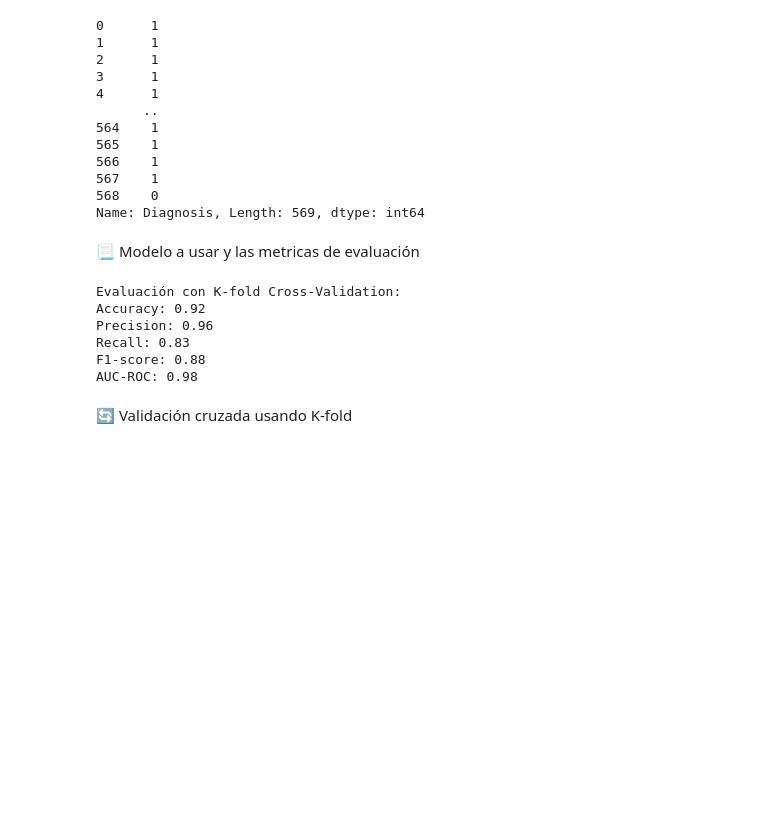
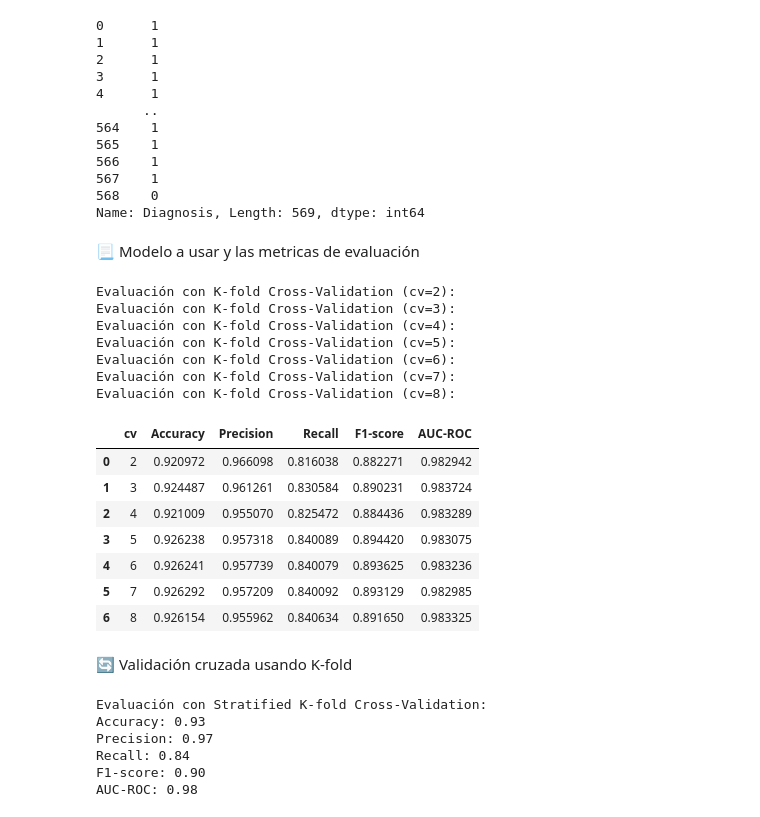
Before and after one commit to C0SS10/AI4ENG-II, a Jupyter notebook: Breast-Cancer-Wisconsin.ipynb, the cells around one changed output. Cells and saved outputs as stored; diff of their text form; code cells hidden in the pictures; blank space fills up the shorter version.

Commit message:
Add validaciónKFold function

```diff
--- a/Breast-Cancer-Wisconsin.ipynb
+++ b/Breast-Cancer-Wisconsin.ipynb
@@ -228,35 +228,79 @@ scoring = {'accuracy': 'accuracy',
            'roc_auc': 'roc_auc'}
 # %% [markdown]
 📃 Modelo a usar y las metricas de evaluación
-# %%
-# 1. Validación cruzada K-fold
-print("Evaluación con K-fold Cross-Validation:")
-scores = cross_validate(model, X_scaled, y, cv=4, scoring=scoring)
-
-print("Accuracy: {:.2f}".format(scores['test_accuracy'].mean()))
-print("Precision: {:.2f}".format(scores['test_precision'].mean()))
-print("Recall: {:.2f}".format(scores['test_recall'].mean()))
-print("F1-score: {:.2f}".format(scores['test_f1'].mean()))
-print("AUC-ROC: {:.2f}".format(scores['test_roc_auc'].mean()))
-# %% [output]
-Evaluación con K-fold Cross-Validation:
-Accuracy: 0.92
-Precision: 0.96
-Recall: 0.83
-F1-score: 0.88
-AUC-ROC: 0.98
+# %%
+def validaciónKFold(X, y, cv_values, model=LogisticRegression(max_iter=569), scoring=None):
+    """
+    Realiza la validación cruzada K-fold con diferentes valores de cv y muestra los resultados en una tabla.
+
+    Parámetros:
+    X (pandas.DataFrame): Matriz de características.
+    y (pandas.Series): Variable objetivo.
+    cv_values (list): Lista de valores de cv a probar.
+    model (sklearn.base.BaseEstimator): Modelo a utilizar (por defecto, LogisticRegression).
+    scoring (dict o None): Diccionario de métricas de evaluación a utilizar (por defecto, None).
+    """
+    # Inicializar una lista para almacenar los resultados
+    results = []
+
+    # Iterar sobre los diferentes valores de cv
+    for cv in cv_values:
+        print(f"Evaluación con K-fold Cross-Validation (cv={cv}):")
+        scores = cross_validate(model, X, y, cv=cv, scoring=scoring)
+
+        # Agregar los resultados a la lista
+        results.append({
+            'cv': cv,
+            'Accuracy': scores['test_accuracy'].mean(),
+            'Precision': scores['test_precision'].mean(),
+            'Recall': scores['test_recall'].mean(),
+            'F1-score': scores['test_f1'].mean(),
+            'AUC-ROC': scores['test_roc_auc'].mean()
+        })
+
+    # Crear un DataFrame con los resultados
+    results_df = pd.DataFrame(results)
+    return results_df
+
+cv_values = [2, 3, 4, 5, 6, 7, 8]
+result = validaciónKFold(X_scaled, y, cv_values, scoring=scoring)
+
+result
+# %% [output]
+Evaluación con K-fold Cross-Validation (cv=2):
+Evaluación con K-fold Cross-Validation (cv=3):
+Evaluación con K-fold Cross-Validation (cv=4):
+Evaluación con K-fold Cross-Validation (cv=5):
+Evaluación con K-fold Cross-Validation (cv=6):
+Evaluación con K-fold Cross-Validation (cv=7):
+Evaluación con K-fold Cross-Validation (cv=8):
+|  | cv | Accuracy | Precision | Recall | F1-score | AUC-ROC |
+| 0 | 2 | 0.920972 | 0.966098 | 0.816038 | 0.882271 | 0.982942 |
+| 1 | 3 | 0.924487 | 0.961261 | 0.830584 | 0.890231 | 0.983724 |
+| 2 | 4 | 0.921009 | 0.955070 | 0.825472 | 0.884436 | 0.983289 |
+| 3 | 5 | 0.926238 | 0.957318 | 0.840089 | 0.894420 | 0.983075 |
+| 4 | 6 | 0.926241 | 0.957739 | 0.840079 | 0.893625 | 0.983236 |
+| 5 | 7 | 0.926292 | 0.957209 | 0.840092 | 0.893129 | 0.982985 |
+| 6 | 8 | 0.926154 | 0.955962 | 0.840634 | 0.891650 | 0.983325 |
 # %% [markdown]
 🔄 Validación cruzada usando K-fold
 # %%
 # 2. Validación cruzada Estratificada
 print("\nEvaluación con Stratified K-fold Cross-Validation:")
-skf = StratifiedKFold(n_splits=4, random_state=42)
+skf = StratifiedKFold(n_splits=4, shuffle=True)
 scores = cross_validate(model, X_scaled, y, cv=skf, scoring=scoring)
 print("Accuracy: {:.2f}".format(scores['test_accuracy'].mean()))
 print("Precision: {:.2f}".format(scores['test_precision'].mean()))
 print("Recall: {:.2f}".format(scores['test_recall'].mean()))
 print("F1-score: {:.2f}".format(scores['test_f1'].mean()))
 print("AUC-ROC: {:.2f}".format(scores['test_roc_auc'].mean()))
+# %% [output]
+Evaluación con Stratified K-fold Cross-Validation:
+Accuracy: 0.93
+Precision: 0.97
+Recall: 0.84
+F1-score: 0.90
+AUC-ROC: 0.98
 # %%
 # 3. Leave-One-Out (LOO)
 print("\nEvaluación con Leave-One-Out Cross-Validation:")
```
Also changed, not shown: parts of 2 cells of this notebook.
